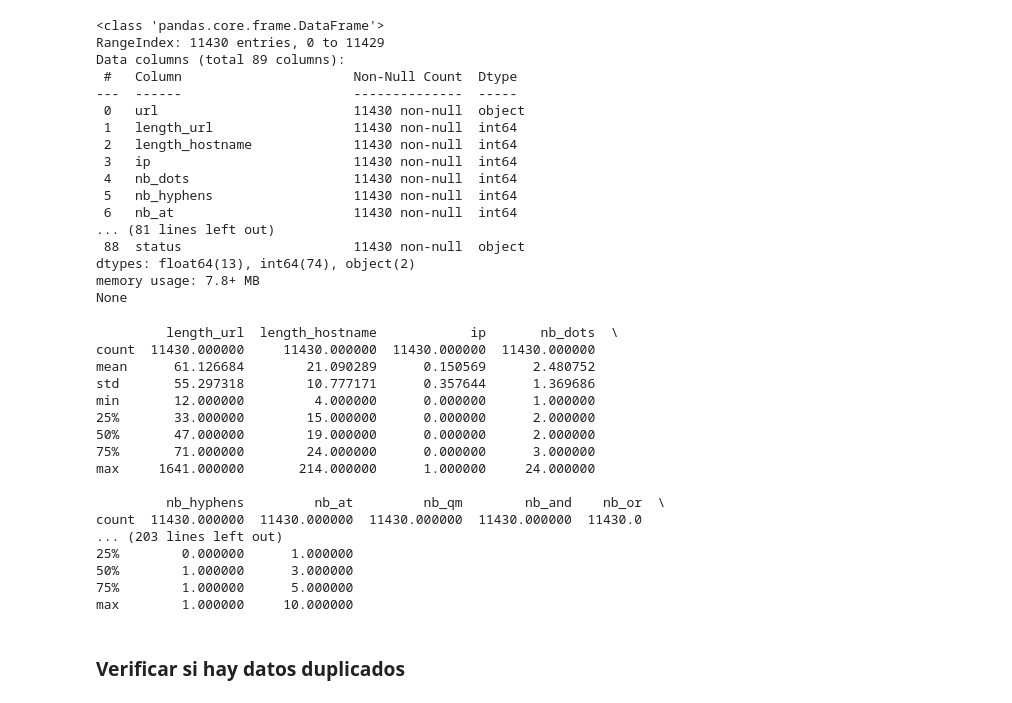
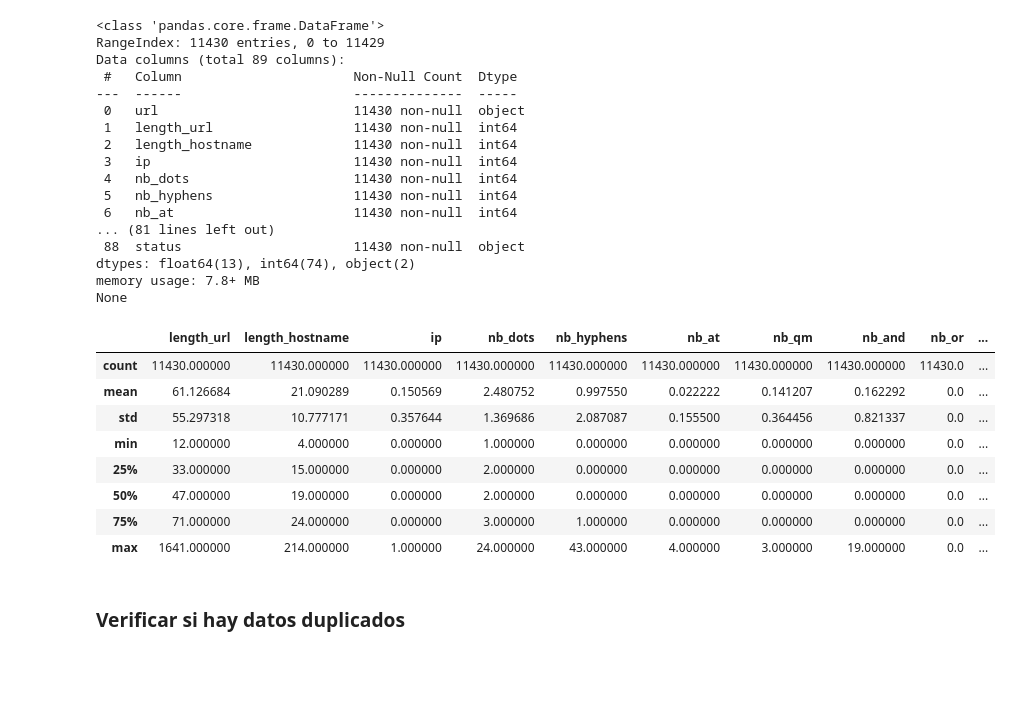
Before and after one commit to FabianKel/LAB1-IA, a Jupyter notebook: main.ipynb, the cells around one changed output. Drawn from its saved outputs; the diff is of its cells as text; code cells hidden in the pictures; blank space fills up the shorter version.

```diff
--- a/main.ipynb
+++ b/main.ipynb
@@ -82,26 +71,18 @@ Data columns (total 89 columns):
 dtypes: float64(13), int64(74), object(2)
 memory usage: 7.8+ MB
 None
-# %%
-print(data.describe())
-# %% [output]
-         length_url  length_hostname            ip       nb_dots  \
-count  11430.000000     11430.000000  11430.000000  11430.000000
-mean      61.126684        21.090289      0.150569      2.480752
-std       55.297318        10.777171      0.357644      1.369686
-min       12.000000         4.000000      0.000000      1.000000
-25%       33.000000        15.000000      0.000000      2.000000
-50%       47.000000        19.000000      0.000000      2.000000
-75%       71.000000        24.000000      0.000000      3.000000
-max     1641.000000       214.000000      1.000000     24.000000
-
-         nb_hyphens         nb_at         nb_qm        nb_and    nb_or  \
-count  11430.000000  11430.000000  11430.000000  11430.000000  11430.0
-... (203 lines left out)
-25%        0.000000      1.000000
-50%        1.000000      3.000000
-75%        1.000000      5.000000
-max        1.000000     10.000000
+# %%
+data.describe()
+# %% [output]
+|  | length_url | length_hostname | ip | nb_dots | nb_hyphens | nb_at | nb_qm | nb_and | nb_or | ... |
+| count | 11430.000000 | 11430.000000 | 11430.000000 | 11430.000000 | 11430.000000 | 11430.000000 | 11430.000000 | 11430.000000 | 11430.0 | ... |
+| mean | 61.126684 | 21.090289 | 0.150569 | 2.480752 | 0.997550 | 0.022222 | 0.141207 | 0.162292 | 0.0 | ... |
+| std | 55.297318 | 10.777171 | 0.357644 | 1.369686 | 2.087087 | 0.155500 | 0.364456 | 0.821337 | 0.0 | ... |
+| min | 12.000000 | 4.000000 | 0.000000 | 1.000000 | 0.000000 | 0.000000 | 0.000000 | 0.000000 | 0.0 | ... |
+| 25% | 33.000000 | 15.000000 | 0.000000 | 2.000000 | 0.000000 | 0.000000 | 0.000000 | 0.000000 | 0.0 | ... |
+| 50% | 47.000000 | 19.000000 | 0.000000 | 2.000000 | 0.000000 | 0.000000 | 0.000000 | 0.000000 | 0.0 | ... |
+| 75% | 71.000000 | 24.000000 | 0.000000 | 3.000000 | 1.000000 | 0.000000 | 0.000000 | 0.000000 | 0.0 | ... |
+| max | 1641.000000 | 214.000000 | 1.000000 | 24.000000 | 43.000000 | 4.000000 | 3.000000 | 19.000000 | 0.0 | ... |
 # %% [markdown]
 ### Verificar si hay datos duplicados
 # %%
```
Also changed, not shown: parts of 13 cells of this notebook.
